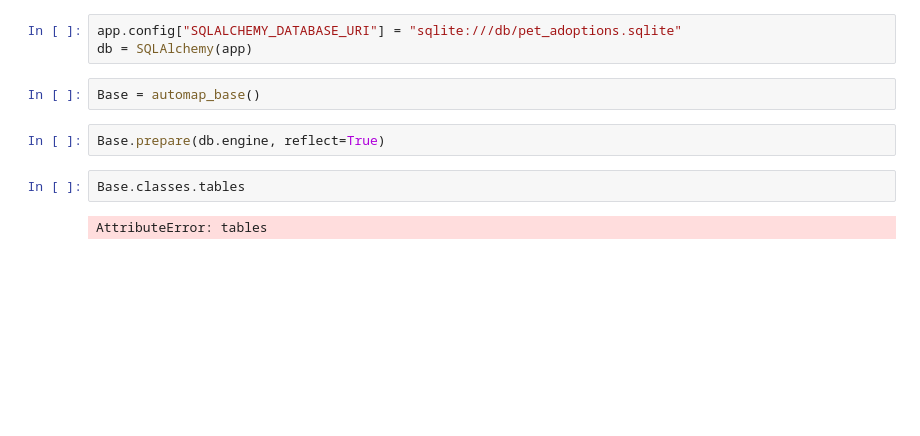
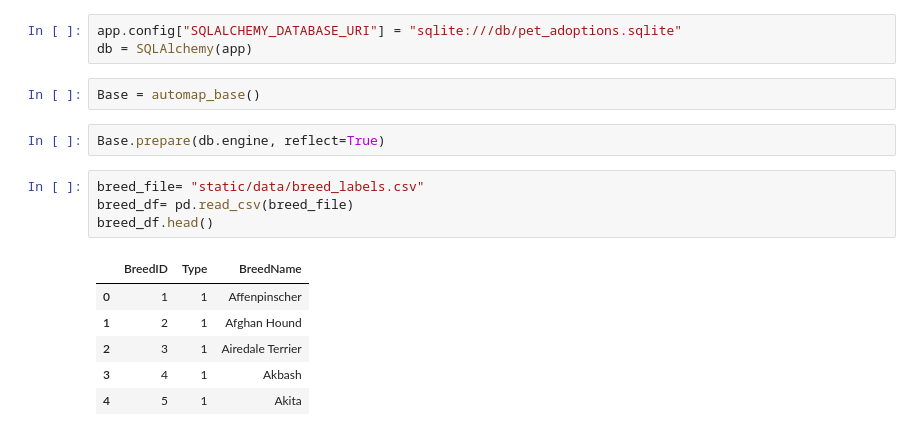
Before and after one commit to RobLMCO/PetAdoption, a Jupyter notebook: SQLalchemy.ipynb, the cells around one changed output. Cells and saved outputs as stored; diff of their text form; blank space fills up the shorter version.

```diff
--- a/SQLalchemy.ipynb
+++ b/SQLalchemy.ipynb
@@ -17,7 +17,14 @@ db = SQLAlchemy(app)
 Base = automap_base()
 # %%
 Base.prepare(db.engine, reflect=True)
-# %%
-Base.classes.tables
-# %% [output]
-AttributeError: tables
+# %%
+breed_file= "static/data/breed_labels.csv"
+breed_df= pd.read_csv(breed_file)
+breed_df.head()
+# %% [output]
+|  | BreedID | Type | BreedName |
+| 0 | 1 | 1 | Affenpinscher |
+| 1 | 2 | 1 | Afghan Hound |
+| 2 | 3 | 1 | Airedale Terrier |
+| 3 | 4 | 1 | Akbash |
+| 4 | 5 | 1 | Akita |
```
Also changed, not shown: parts of 22 cells of this notebook, 2 other files.
